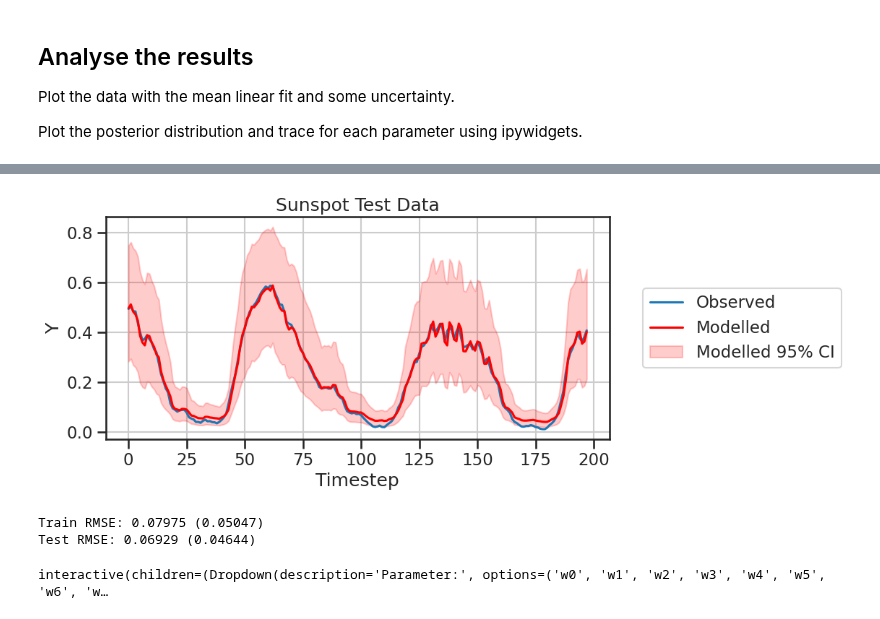
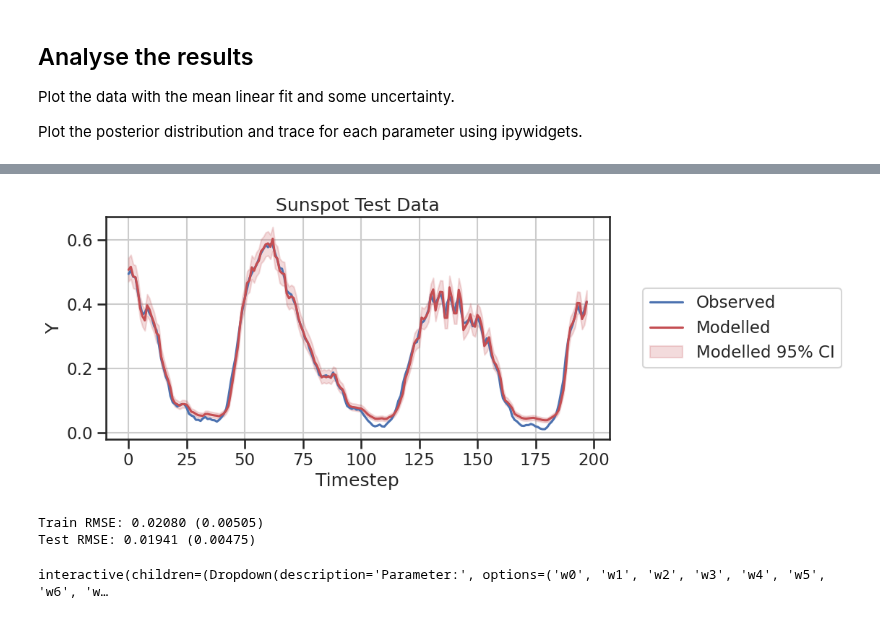
Before and after one commit to sydney-machine-learning/Bayesianneuralnetworks-MCMC-tutorial, a Jupyter notebook: 04-Bayesian-Neural-Network.ipynb, the cells around one changed output, grey strips where cells are left out. Drawn from its saved outputs; the diff is of its cells as text; code cells hidden in the pictures.

Commit message:
Updated BNN sunspot results

```diff
--- a/04-Bayesian-Neural-Network.ipynb
+++ b/04-Bayesian-Neural-Network.ipynb
@@ -247,7 +247,7 @@ First we will define our `likelihood_function` and `prior_likelihood` functions.
     - XX we lose S here
 # %%
 # Define the likelihood function
-def likelihood_function(self, theta, tausq):
+def likelihood_function(self, theta, tausq, test=False):
     '''
     Calculate the likelihood of the data given the parameters
     Input:
@@ -259,11 +259,17 @@ def likelihood_function(self, theta, tausq):
         accuracy: accuracy (RMSE) of the model given the parameters
     '''
     # first make a prediction with parameters theta
-    model_prediction = self.model.evaluate_proposal(self.x_data, theta)
+    if test:
+        x_data = self.x_test
+        y_data = self.y_test
+    else:
+        x_data = self.x_data
+        y_data = self.y_data
+    model_prediction = self.model.evaluate_proposal(x_data, theta)
     model_simulation = model_prediction + np.random.normal(0,tausq,size=model_prediction.shape)
-    accuracy = self.rmse(model_prediction, self.y_data) #RMSE error metric
+    accuracy = self.rmse(model_prediction, y_data) #RMSE error metric
     # now calculate the log likelihood
-    log_likelihood = np.sum(-0.5 * np.log(2 * np.pi * tausq) - 0.5 * np.square(self.y_data - model_prediction) / tausq)
+    log_likelihood = np.sum(-0.5 * np.log(2 * np.pi * tausq) - 0.5 * np.square(y_data - model_prediction) / tausq)
     return [log_likelihood, model_prediction, model_simulation, accuracy]
 
 # Define the prior
@@ -435,11 +461,13 @@ def sampler(self):
 Below we the put together MCMC class, which runs the sampling of our model. For readability we have defined the some key funtions above and we will add these to the MCMC class below. The class contains the following functions:
 # %%
 class MCMC:
-    def __init__(self, model, n_samples, n_burnin, x_data, y_data):
+    def __init__(self, model, n_samples, n_burnin, x_data, y_data, x_test, y_test):
         self.n_samples = n_samples # number of MCMC samples
         self.n_burnin = n_burnin # number of burn-in samples
         self.x_data = x_data # (N x num_features)
         self.y_data = y_data # (N x 1)
+        self.x_test = x_test # (Nt x num_features)
+        self.y_test = y_test # (Nt x 1)
 
         # MCMC parameters - defines how much variation you need in changes to theta, tau
         self.step_theta = 0.025;
@@ -529,28 +559,22 @@ hidden          = 10
 learning_rate   = 0.01
 data_case = 'sunspot' # 'toy' or 'sunspot'
 
-if data_case == 'toy':
-    # Generate toy data
-    n_data      = 100
-    n_features  = 2
-    x_data      = np.repeat(np.expand_dims(np.linspace(0, 1, n_data),axis=-1),n_features,axis=1)
-    y_data      = 0.1 * x_data[:,0] + 0.5 * (x_data[:,1] ** 2)  + 0.1 + np.random.randn(n_data) * 0.05
-    y_data      = y_data
-    layer_sizes = [n_features, hidden, 1]
-elif data_case == 'sunspot':
+if data_case == 'sunspot':
     # or load from sunspot data
     x_data = train_data[:,:-1]
     y_data = train_data[:,-1]
+    x_test = test_data[:,:-1]
+    y_test = test_data[:,-1]
     layer_sizes = [x_data.shape[1], hidden, 1]
 else:
     raise ValueError('data_case is invalid.')
 
 # Initialise the MCMC class
 nn_model = NeuralNetwork(layer_sizes,learning_rate)
-mcmc = MCMC(nn_model,n_samples, burn_in, x_data, y_data)
+mcmc = MCMC(nn_model,n_samples, burn_in, x_data, y_data, x_test, y_test)
 
 # Run the sampler
-results = mcmc.sampler()
+results, pred = mcmc.sampler()
 # Draw sample models from the posterior
 pred_y, sim_y = mcmc.model_draws(100)
 # %% [output]
@@ -565,3 +582,9 @@ pred_y_test, sim_y_test = mcmc.model_draws(100)
+# %%
+# [pred[_].shape for _ in pred.keys()]
+pred_y = pred['train_pred']
+sim_y = pred['train_sim']
+pred_y_test = pred['test_pred']
+sim_y_test = pred['test_sim']
 # %% [markdown]
 ## Analyse the results
 Plot the data with the mean linear fit and some uncertainty.
@@ -595,22 +611,23 @@ plot_y_timeseries(
 # %%
 plot_y_timeseries(
-    y_test_data,
+    y_test,
     pred_y_test,
+    # y_sim = sim_y_test,
     dataset_name=name + ' Test',
     ci=True
 )
 # %% [output]
-[figure, old version]
+[figure, new version]
 # %%
 # Print the train/test RMSE
 trainRMSE = np.array([mcmc.rmse(pred_y[_,:], y_data) for _ in np.arange(pred_y.shape[0])])
-testRMSE = np.array([mcmc.rmse(pred_y_test[_,:], y_test_data) for _ in np.arange(pred_y_test.shape[0])])
+testRMSE = np.array([mcmc.rmse(pred_y_test[_,:], y_test) for _ in np.arange(pred_y_test.shape[0])])
 
 print('Train RMSE: {:.5f} ({:.5f})'.format(trainRMSE.mean(),trainRMSE.std()))
 print('Test RMSE: {:.5f} ({:.5f})'.format(testRMSE.mean(),testRMSE.std()))
 # %% [output]
-Train RMSE: 0.07975 (0.05047)
-Test RMSE: 0.06929 (0.04644)
+Train RMSE: 0.02080 (0.00505)
+Test RMSE: 0.01941 (0.00475)
 # %%
 def plot_hist(results, param_name):
     # results = results_rmse
```
Also changed, not shown: parts of 7 cells of this notebook, 1 other file.
